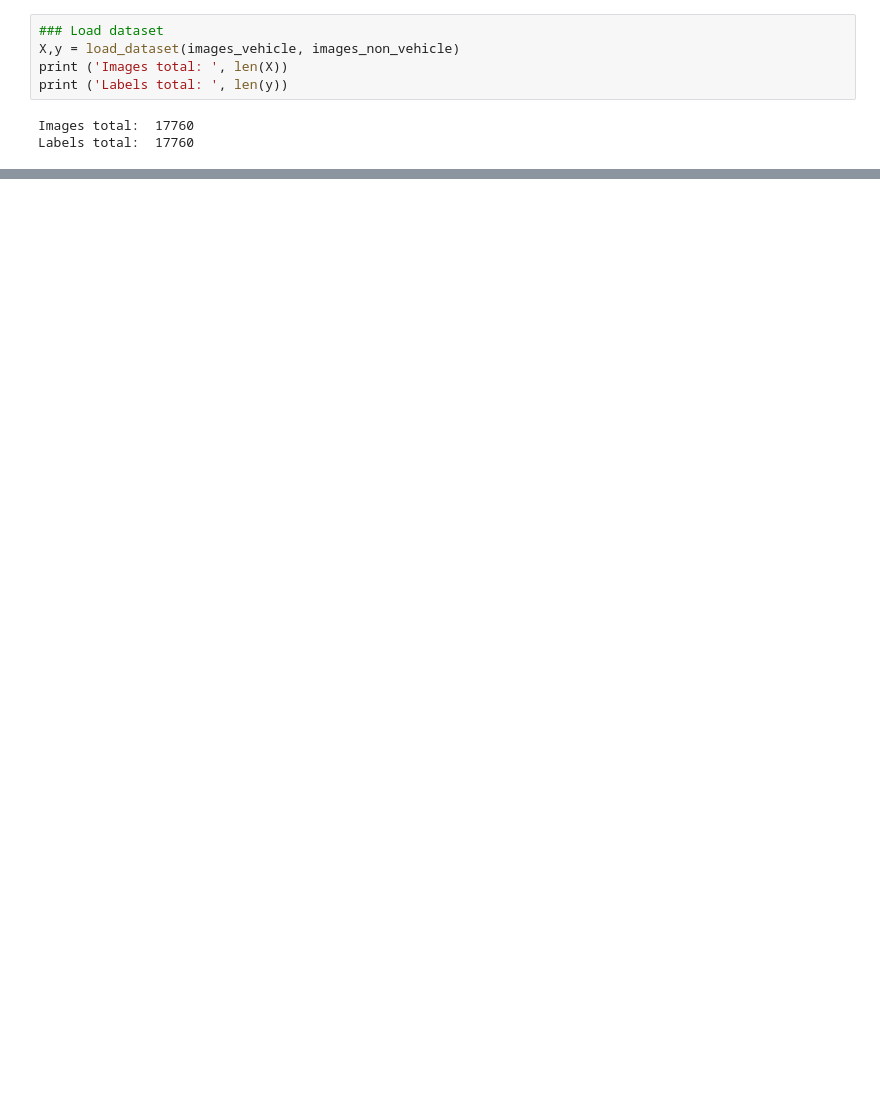
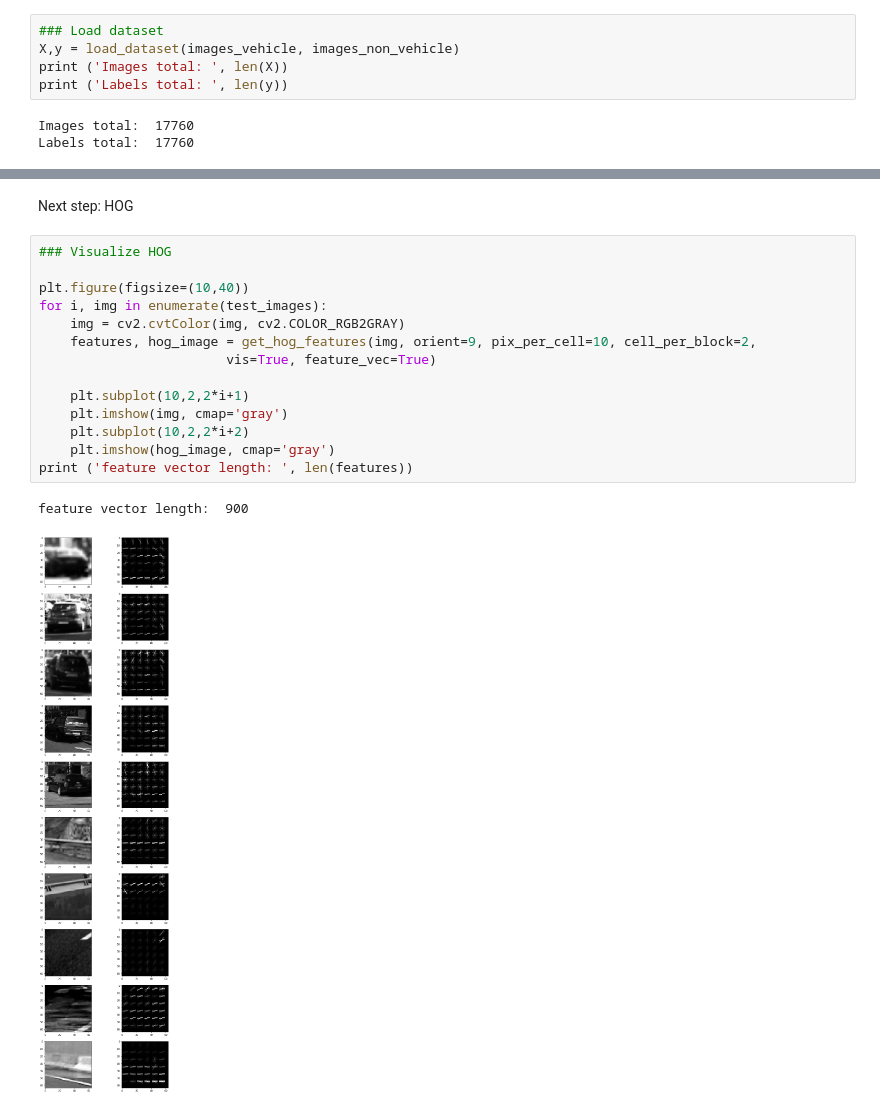
Before and after one commit to KonArtist02/CarND-Vehicle-Detection, a Jupyter notebook: CarND-Vehicle-Detection.ipynb, the cells around one changed output, grey strips where cells are left out. Cells and saved outputs as stored; diff of their text form; blank space fills up the shorter version.

Commit message:
Add hog visualization Change extract features

```diff
--- a/CarND-Vehicle-Detection.ipynb
+++ b/CarND-Vehicle-Detection.ipynb
@@ -169,0 +221,19 @@ HLS:
+# %% [markdown]
+Next step: HOG
+# %%
+### Visualize HOG
+
+plt.figure(figsize=(10,40))
+for i, img in enumerate(test_images):
+    img = cv2.cvtColor(img, cv2.COLOR_RGB2GRAY)
+    features, hog_image = get_hog_features(img, orient=9, pix_per_cell=10, cell_per_block=2,
+                        vis=True, feature_vec=True)
+
+    plt.subplot(10,2,2*i+1)
+    plt.imshow(img, cmap='gray')
+    plt.subplot(10,2,2*i+2)
+    plt.imshow(hog_image, cmap='gray')
+print ('feature vector length: ', len(features))
+# %% [output]
+feature vector length:  900
+[figure, added]
```
Also changed, not shown: parts of 5 cells of this notebook.
